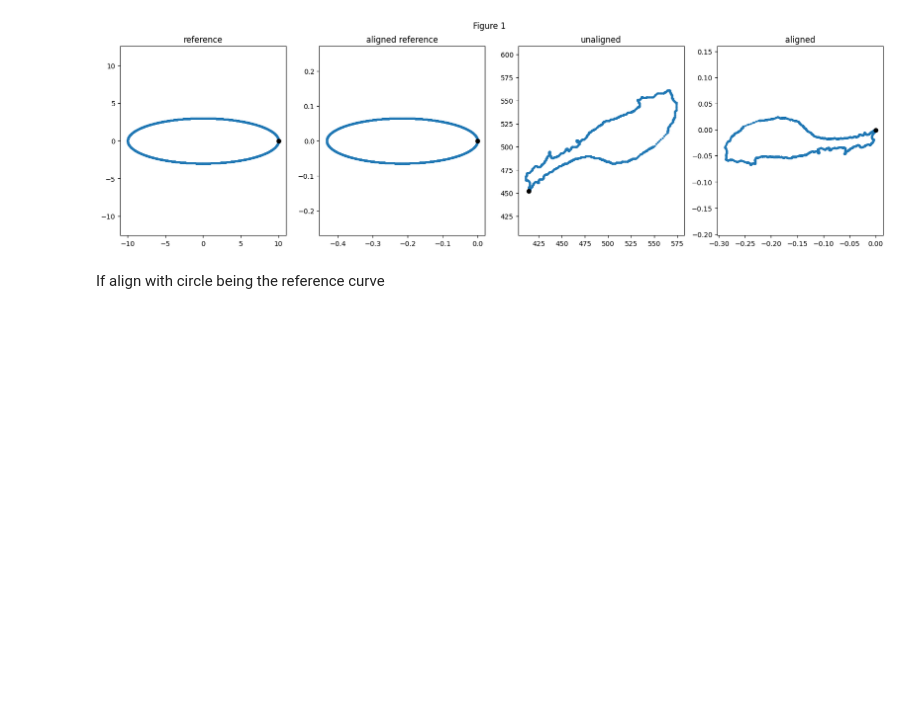
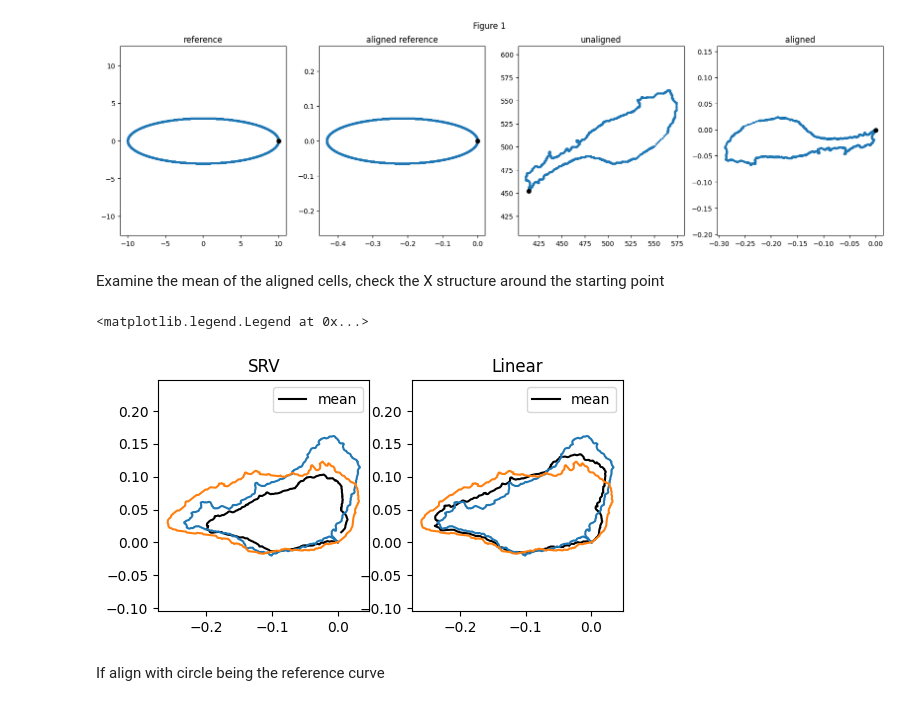
Before and after one commit to wxli0/dyn, a Jupyter notebook: dyn/notebooks/examine_alignment.ipynb, the cells around one changed output. Cells and saved outputs as stored; diff of their text form; code cells hidden in the pictures; blank space fills up the shorter version.

```diff
--- a/dyn/notebooks/examine_alignment.ipynb
+++ b/dyn/notebooks/examine_alignment.ipynb
@@ -495,3 +495,5 @@ rotation is: [[-0.91191579 -0.41037738]
  [ 0.41037738 -0.91191579]]
 Text(0.5, 1.0, 'aligned')
 [figure]
+# %% [markdown]
+Examine the mean of the aligned cells, check the X structure around the starting point
@@ -498,3 +520,41 @@ Text(0.5, 1.0, 'aligned')
+# %%
+from geomstats.learning.frechet_mean import FrechetMean
+
+k_sampling_points = 2000
+CURVES_SPACE_SRV = DiscreteCurvesStartingAtOrigin(ambient_dim=2, k_sampling_points=k_sampling_points)
+cells = np.array(ds_align['SRV']['MCF10A'][12:14])
+metric = 'SRV'
+SRV_mean = FrechetMean(CURVES_SPACE_SRV)
+SRV_mean.fit(cells)
+
+SRV_mean = SRV_mean.estimate_
+
+linear_mean = gs.mean(cells, axis=0)
+# %%
+fig = plt.figure(figsize=(6, 3))
+
+fig.add_subplot(121)
+metric = 'SRV'
+plt.plot(SRV_mean[:, 0], SRV_mean[:, 1], c='black', label='mean')
+plt.axis("equal")
+plt.title("SRV")
+for cell in cells:
+    plt.plot(cell[:, 0], cell[:, 1])
+plt.legend()
+# plt.axis("off")
+
+fig.add_subplot(122)
+metric = 'Linear'
+plt.plot(linear_mean[:, 0], linear_mean[:, 1], c='black', label='mean')
+plt.axis("equal")
+plt.title("Linear")
+for cell in cells:
+    plt.plot(cell[:, 0], cell[:, 1])
+plt.legend()
+# plt.axis("off")
+# %% [output]
+<matplotlib.legend.Legend at 0x...>
+[figure, added]
 # %% [markdown]
 If align with circle being the reference curve
 # %%
```
Also changed, not shown: parts of 2 cells of this notebook, 2 other files.
